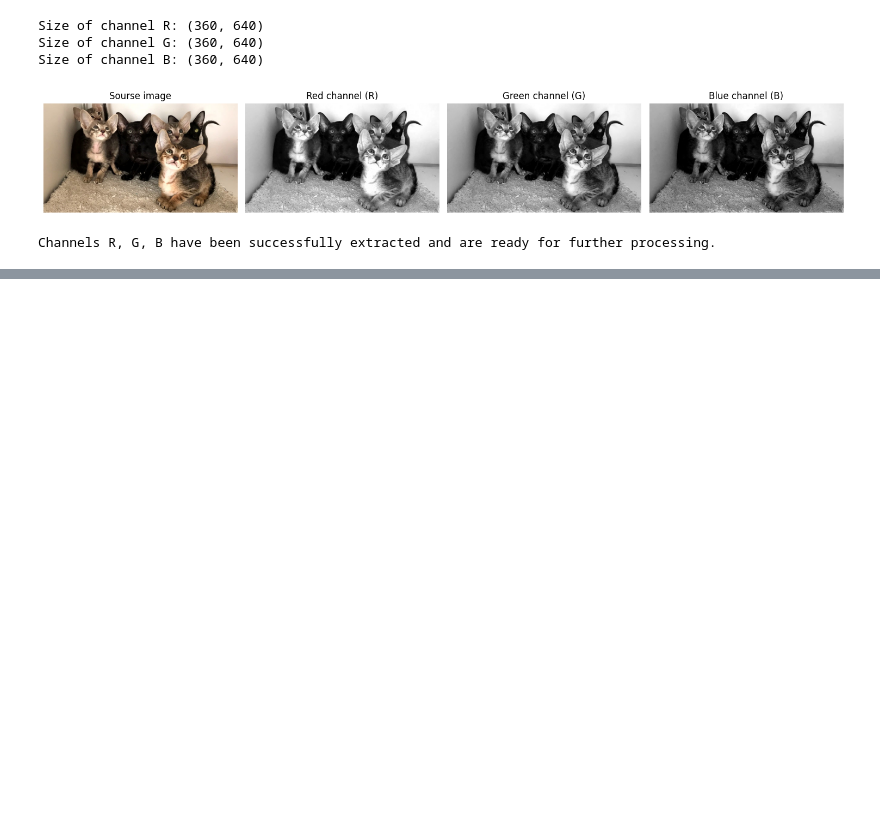
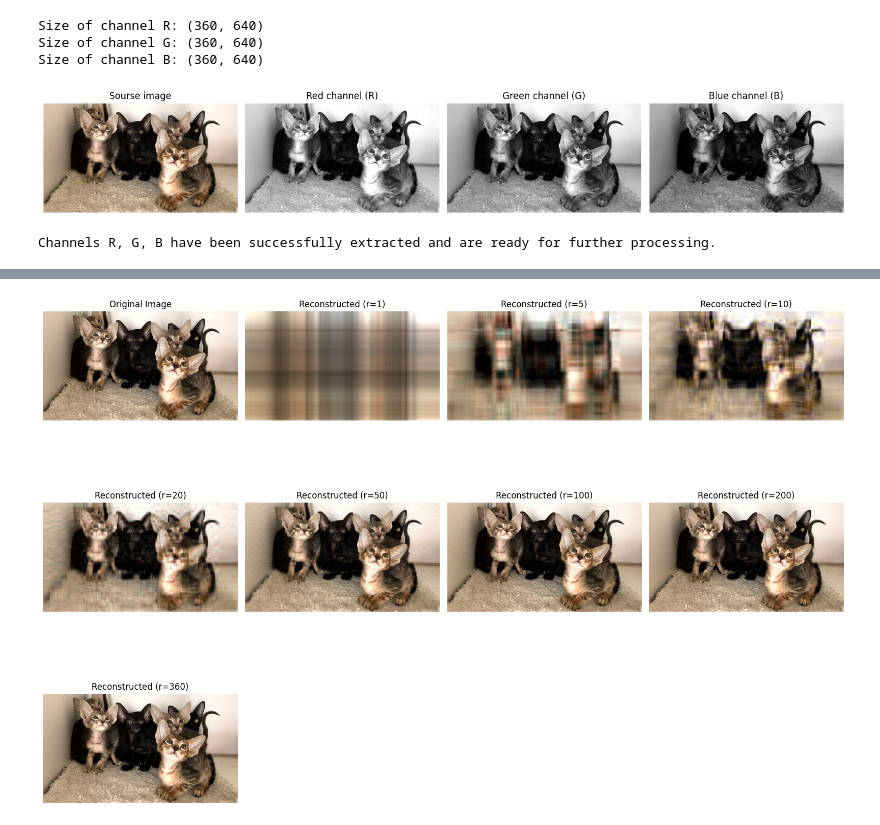
Before and after one commit to EZHOWWW/digital_math_lab2, a Jupyter notebook: main.ipynb, the cells around one changed output, grey strips where cells are left out. Cells and saved outputs as stored; diff of their text form; code cells hidden in the pictures; blank space fills up the shorter version.

Commit message:
add different decomposition methods and comparisons

```diff
--- a/main.ipynb
+++ b/main.ipynb
@@ -242,0 +524,93 @@ Processing G channel...
+# %%
+# 2. Truncated SVD and Image Reconstruction
+def reconstruct_image_from_svd(U: np.ndarray, s: List[float], V_T: np.ndarray, k: int) -> np.ndarray:
+    """
+    Reconstructs a matrix using truncated SVD.
+    Args:
+        U: Left singular vectors matrix.
+        s: List of singular values.
+        V_T: Transpose of right singular vectors matrix.
+        k: Number of singular values/vectors to use for reconstruction.
+    Returns:
+        The reconstructed matrix.
+    """
+    if not s or k <= 0:
+        return np.zeros((U.shape[0], V_T.shape[1]))
+
+    # Ensure k does not exceed available singular values
+    k = min(k, len(s))
+
+    # Take top k singular values and corresponding vectors
+    U_k = U[:, :k]
+    s_k = np.diag(s[:k])
+    V_T_k = V_T[:k, :]
+
+    reconstructed_matrix = U_k @ s_k @ V_T_k
+    return reconstructed_matrix
+
+print("\n--- Reconstructing Images with Truncated SVD ---")
+
+# Define different ranks (number of singular values) for reconstruction
+ranks_to_test = [1, 5, 10, 20, 50, 100, 200, min(R_channel.shape)] # Add full rank for comparison
+
+# Store reconstructed images for display
+reconstructed_images: Dict[int, np.ndarray] = {}
+
+original_image = np.stack([R_channel, G_channel, B_channel], axis=-1).astype(np.uint8)
+
+# Reconstruct for each rank
+for k_rank in ranks_to_test:
+    print(f"Reconstructing with k = {k_rank} components...")
+
+    # Get U, s, V_T for each channel (using N=100 results)
+    U_R = results['R'][N_an]['U']
+    s_R = results['R'][N_an]['singular_values']
+    V_T_R = results['R'][N_an]['V_T']
+
+    U_G = results['G'][N_an]['U']
+    s_G = results['G'][N_an]['singular_values']
+    V_T_G = results['G'][N_an]['V_T']
+
+    U_B = results['B'][N_an]['U']
+    s_B = results['B'][N_an]['singular_values']
+    V_T_B = results['B'][N_an]['V_T']
+
+    # Reconstruct each channel
+    reconstructed_R = reconstruct_image_from_svd(U_R, s_R, V_T_R, k_rank)
+    reconstructed_G = reconstruct_image_from_svd(U_G, s_G, V_T_G, k_rank)
+    reconstructed_B = reconstruct_image_from_svd(U_B, s_B, V_T_B, k_rank)
+
+    # Stack channels to form the full color image
+    # Clip values to [0, 255] and convert to uint8 for proper display
+    reconstructed_img = np.stack([
+        np.clip(reconstructed_R, 0, 255),
+        np.clip(reconstructed_G, 0, 255),
+        np.clip(reconstructed_B, 0, 255)
+    ], axis=-1).astype(np.uint8)
+
+
+    reconstructed_images[k_rank] = reconstructed_img
+
+# Display original and reconstructed images
+num_plots = len(reconstructed_images) + 1 # +1 for the original image
+cols = 4
+rows = (num_plots + cols - 1) // cols # Calculate rows needed
+
+plt.figure(figsize=(cols * 4, rows * 4))
+
+plt.subplot(rows, cols, 1)
+plt.imshow(original_image)
+plt.title('Original Image')
+plt.axis('off')
+
+plot_idx = 2
+for k_rank, recon_img in reconstructed_images.items():
+    plt.subplot(rows, cols, plot_idx)
+    plt.imshow(recon_img)
+    plt.title(f'Reconstructed (r={k_rank})')
+    plt.axis('off')
+    plot_idx += 1
+
+plt.tight_layout()
+plt.show()
+# %% [output]
@@ -242,0 +626 @@ Processing G channel...
+[figure, added]
```
Also changed, not shown: parts of 14 cells of this notebook.
